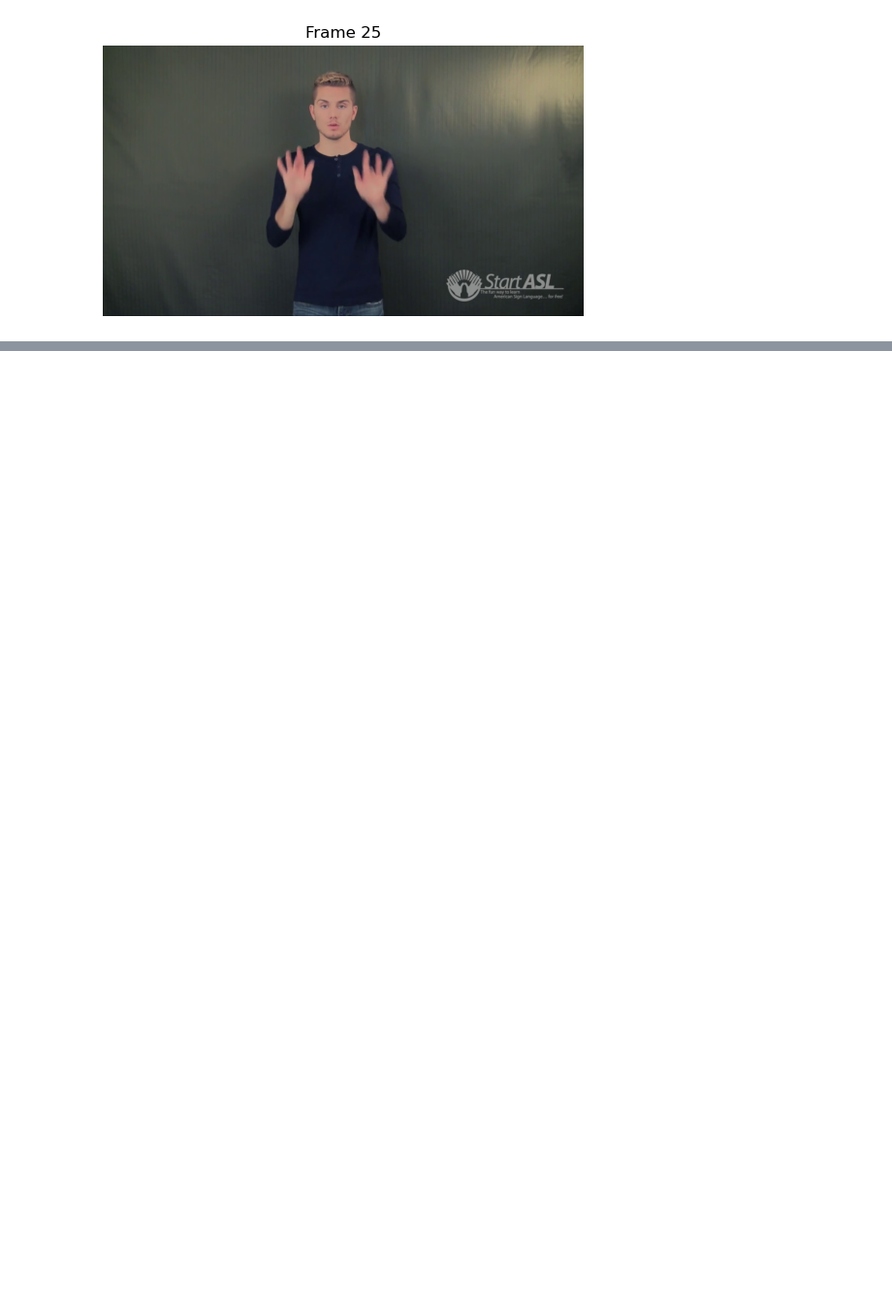
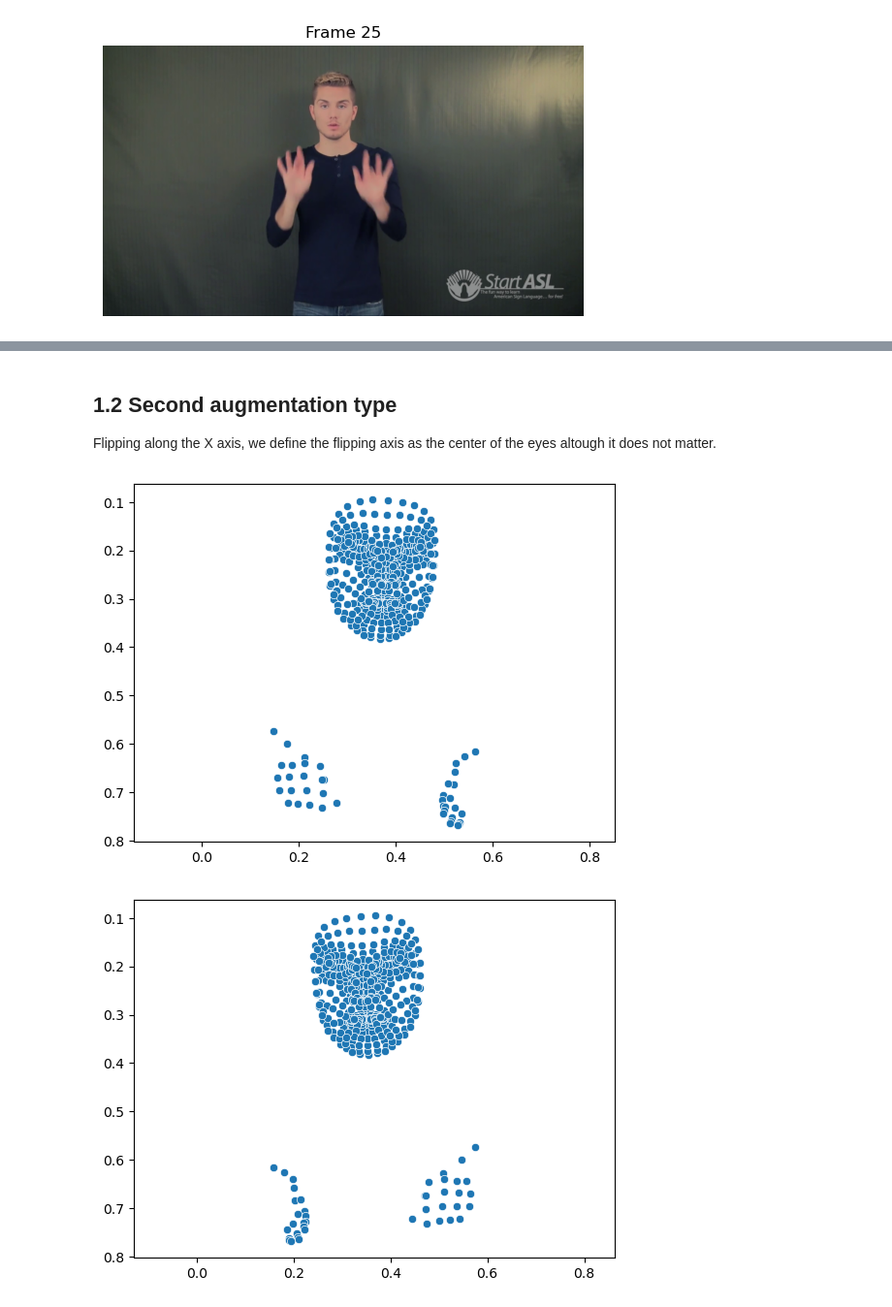
Before and after one commit to Oren93/sign_to_text, a Jupyter notebook: data_preprocessing.ipynb, the cells around one changed output, grey strips where cells are left out. Shown at 97% size. Saved outputs shown, nothing was run; the diff lists cells and outputs as text; code cells hidden in the pictures; blank space fills up the shorter version.

Commit message:
augmentation almost done

```diff
--- a/data_preprocessing.ipynb
+++ b/data_preprocessing.ipynb
@@ -221,0 +251,20 @@ plot_pose(frame)
+# %% [markdown]
+## 1.2 Second augmentation type
+Flipping along the X axis, we define the flipping axis as the center of the eyes altough it does not matter.
+# %%
+def flip_hands(id, video):
+    v = video.copy()
+    center = video[0,POSE_GROUPS['eyes'],0].mean()
+    for frame in range(v.shape[0]):
+        # Flip landmarks along the x-axis
+        v[frame,:, 0] = 2 * center - v[frame,:, 0]
+
+    new_id = id+'_flip'
+    return new_id, v
+
+mirrored = flip_hands(id = '69241',video = landmarks['69241'])
+plot_landmarks(mirrored[1][19,:,:], plot_parts=FACE+LH+RH)
+plot_landmarks(landmarks['69241'][19,:,:], plot_parts=FACE+LH+RH)
+# %% [output]
+[figure, added]
+[figure, added]
```
Also changed, not shown: parts of 30 cells of this notebook.
